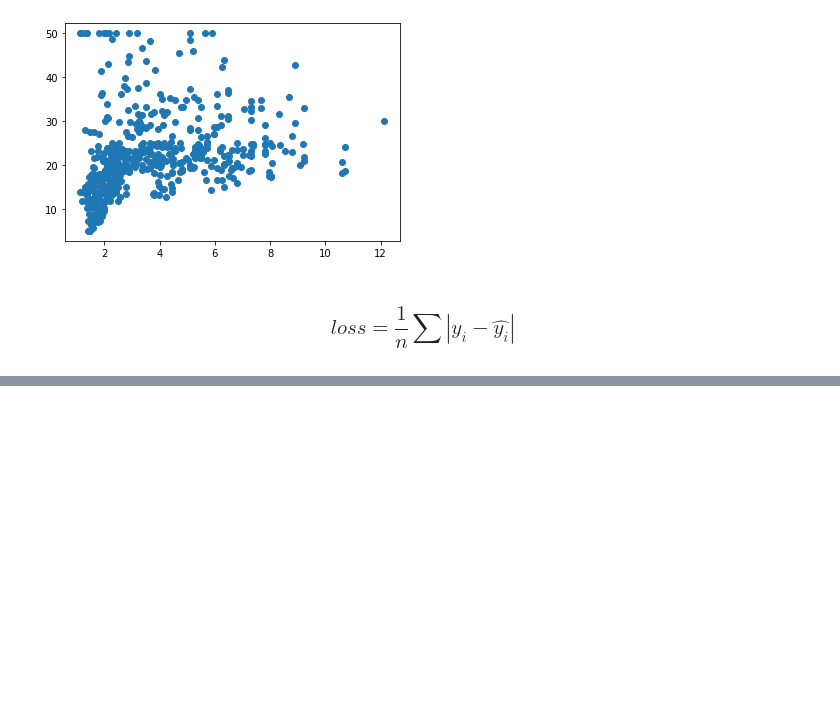
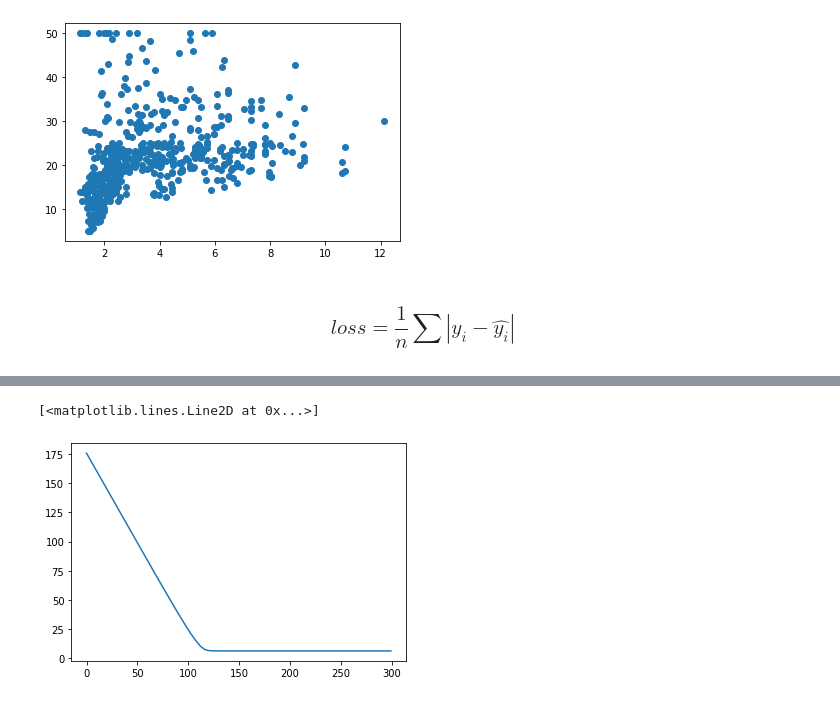
Before and after one commit to AiGoku/NLPTravel, a Jupyter notebook: Assignment-2/Assignment-2.ipynb, the cells around one changed output, grey strips where cells are left out. Cells and saved outputs as stored; diff of their text form; code cells hidden in the pictures; blank space fills up the shorter version.

```diff
--- a/Assignment-2/Assignment-2.ipynb
+++ b/Assignment-2/Assignment-2.ipynb
@@ -54,12 +58,35 @@ def partial_derivative_k(x, y, y_hat):
     n = len(y)
     gradient = 0
     for x_i, y_i, y_hat_i in zip(list(x),list(y),list(y_hat)):
-        gradient += (y_i-y_hat_i) * x_i
-    return -2/n * gradient
+        if(y_i>y_hat_i):
+            gradient += -x_i
+        else:
+            gradient += x_i
+    return 1/n * gradient
 
-def partial_derivative_b(y, y_hat):
+def partial_derivative_b(x, y, y_hat):
     n = len(y)
     gradient = 0
-    for y_i, y_hat_i in zip(list(y),list(y_hat)):
-        gradient += (y_i-y_hat_i)
-    return -2 / n * gradient
+    for x_i, y_i, y_hat_i in zip(list(x),list(y),list(y_hat)):
+        if(y_i>y_hat_i):
+            gradient += -1
+        else:
+            gradient += 1
+    return 1/n * gradient
+# %%
+k = random.random()*100 - 50
+b = random.random()*100 - 50
+learning_rate = 1e-1
+iteration_num =300
+losses = []
+for i in range(iteration_num):
+    price_current_use_params = [price(r, k, b) for r in x_dis]
+    current_loss = loss(y,price_current_use_params)
+    losses.append(current_loss)
+    k_gradient = partial_derivative_k(x_dis,y,price_current_use_params)
+    b_gradient = partial_derivative_b(x_dis,y,price_current_use_params)
+    k = k+(-1*k_gradient)*learning_rate
+    b = b+(-1*b_gradient)*learning_rate
+    print("Iteration {}, the loss is {}, parameters k is {} and b is {}".format(i,current_loss,k,b))
+best_k = k
+best_b = b
@@ -65,0 +111,5 @@ def partial_derivative_b(y, y_hat):
+# %%
+plt.plot(list(range(iteration_num)),losses)
+# %% [output]
+[<matplotlib.lines.Line2D at 0x...>]
+[figure, added]
```
Also changed, not shown: parts of 6 cells of this notebook.
